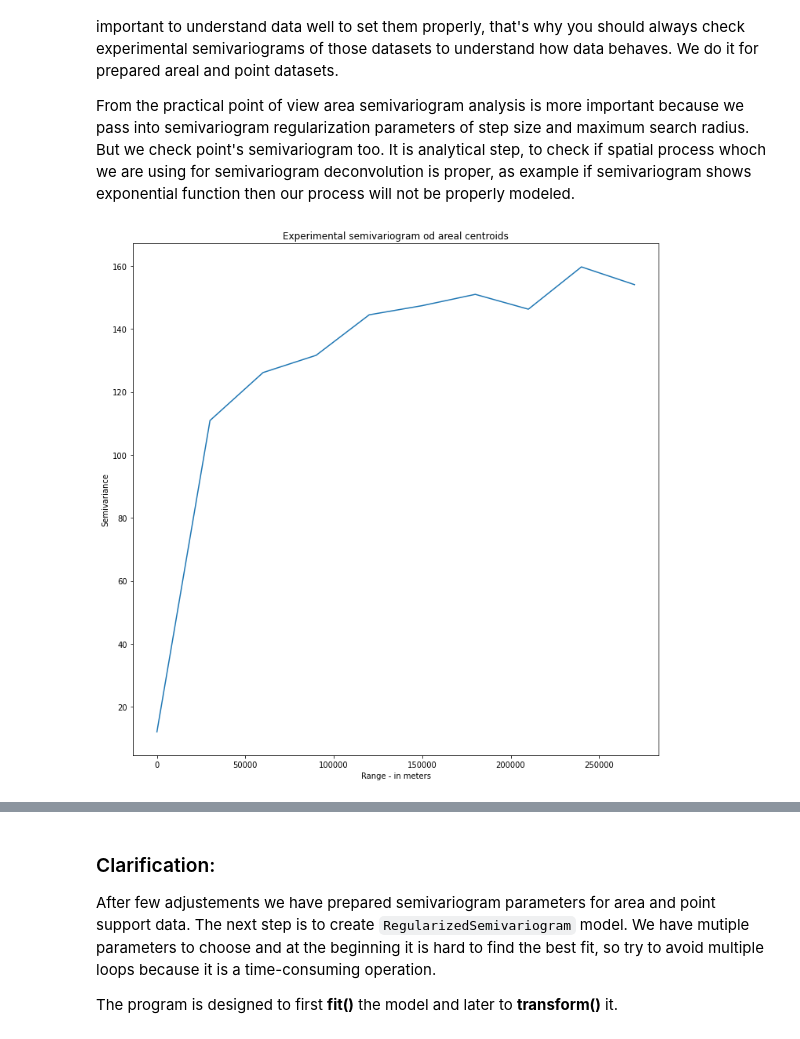
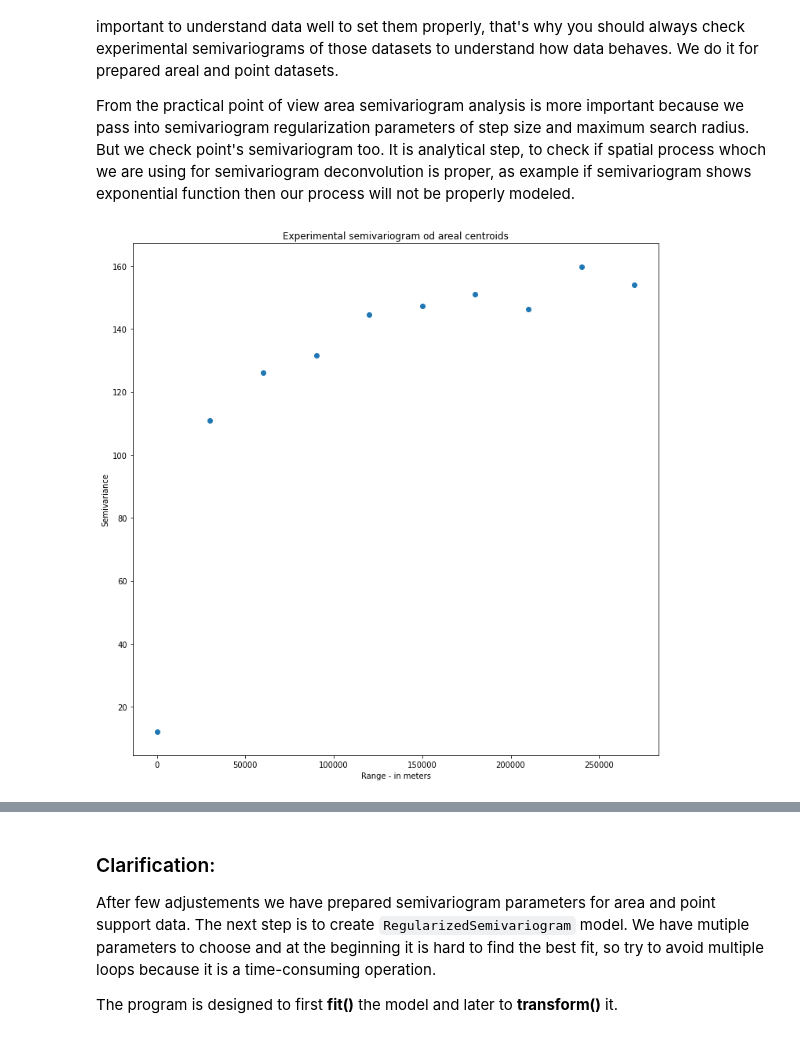
Before and after one commit to DataverseLabs/pyinterpolate, a Jupyter notebook: tutorials/Semivariogram Regularization (Intermediate).ipynb, the cells around one changed output, grey strips where cells are left out. Cells and saved outputs as stored; diff of their text form; code cells hidden in the pictures.

```diff
--- a/tutorials/Semivariogram Regularization (Intermediate).ipynb
+++ b/tutorials/Semivariogram Regularization (Intermediate).ipynb
@@ -150,23 +151,23 @@ From the practical point of view area semivariogram analysis is more important b
 # %%
 # Check experimental semivariogram of areal data - this cell may be run multiple times
 # before you find optimal parameters
 
 maximum_range = 300000
 step_size = 30000
 
 dt = areal_data_prepared[:, 2:]  # x, y, val
 exp_semivar = calculate_semivariance(data=dt, step_size=step_size, max_range=maximum_range)
 
 # Plot experimental semivariogram
 
 plt.figure(figsize=(12, 12))
-plt.plot(exp_semivar[:, 0], exp_semivar[:, 1])
+plt.plot(exp_semivar[:, 0], exp_semivar[:, 1], 'o')
 plt.title('Experimental semivariogram od areal centroids')
 plt.xlabel('Range - in meters')
 plt.ylabel('Semivariance')
 plt.show()
 # %% [output]
-[figure, old version]
+[figure, new version]
 # %%
 # Check experimental semivariogram of point data - this cell may be run multiple times
 # before you find optimal parameters
```
Also changed, not shown: parts of 7 cells of this notebook, 13 other files.
